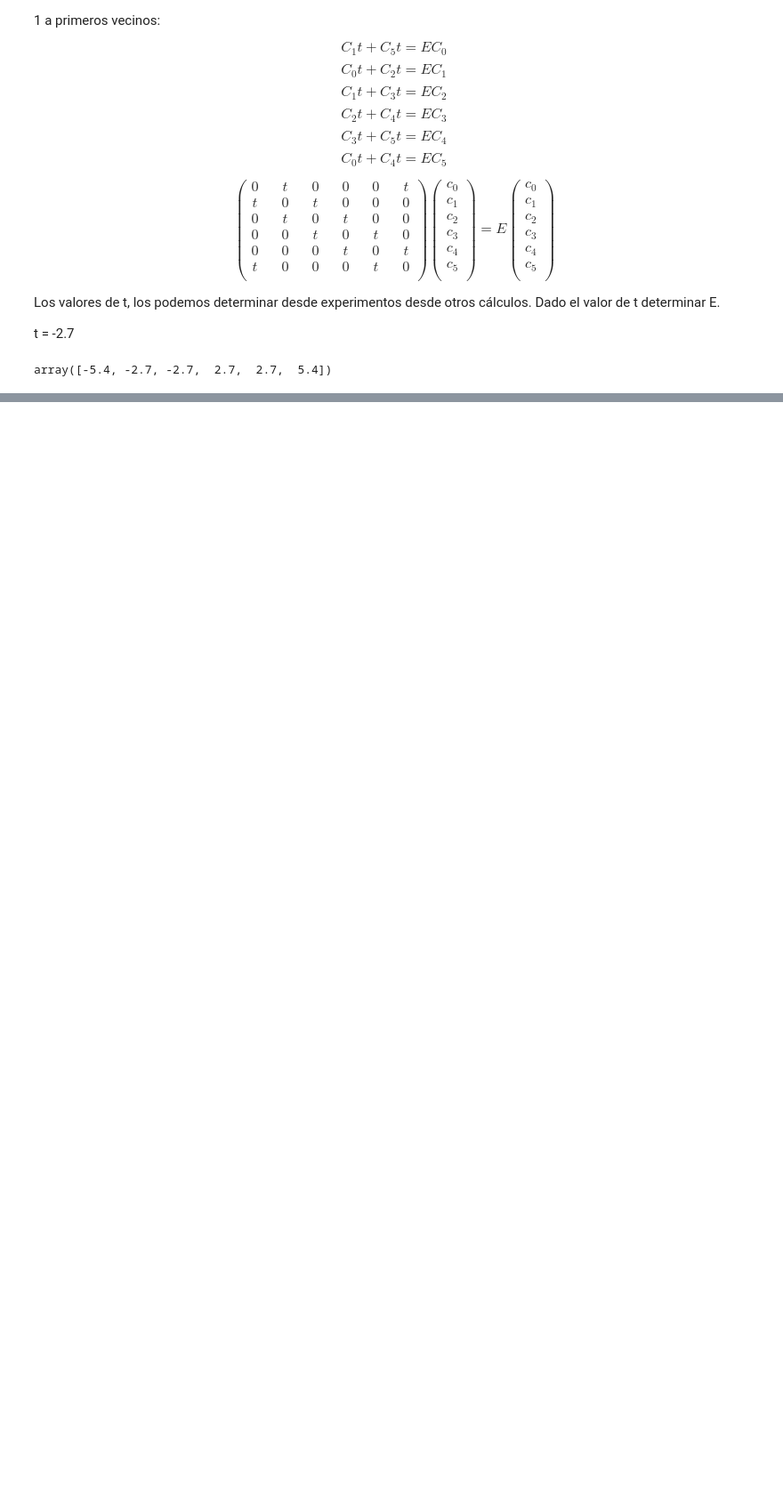
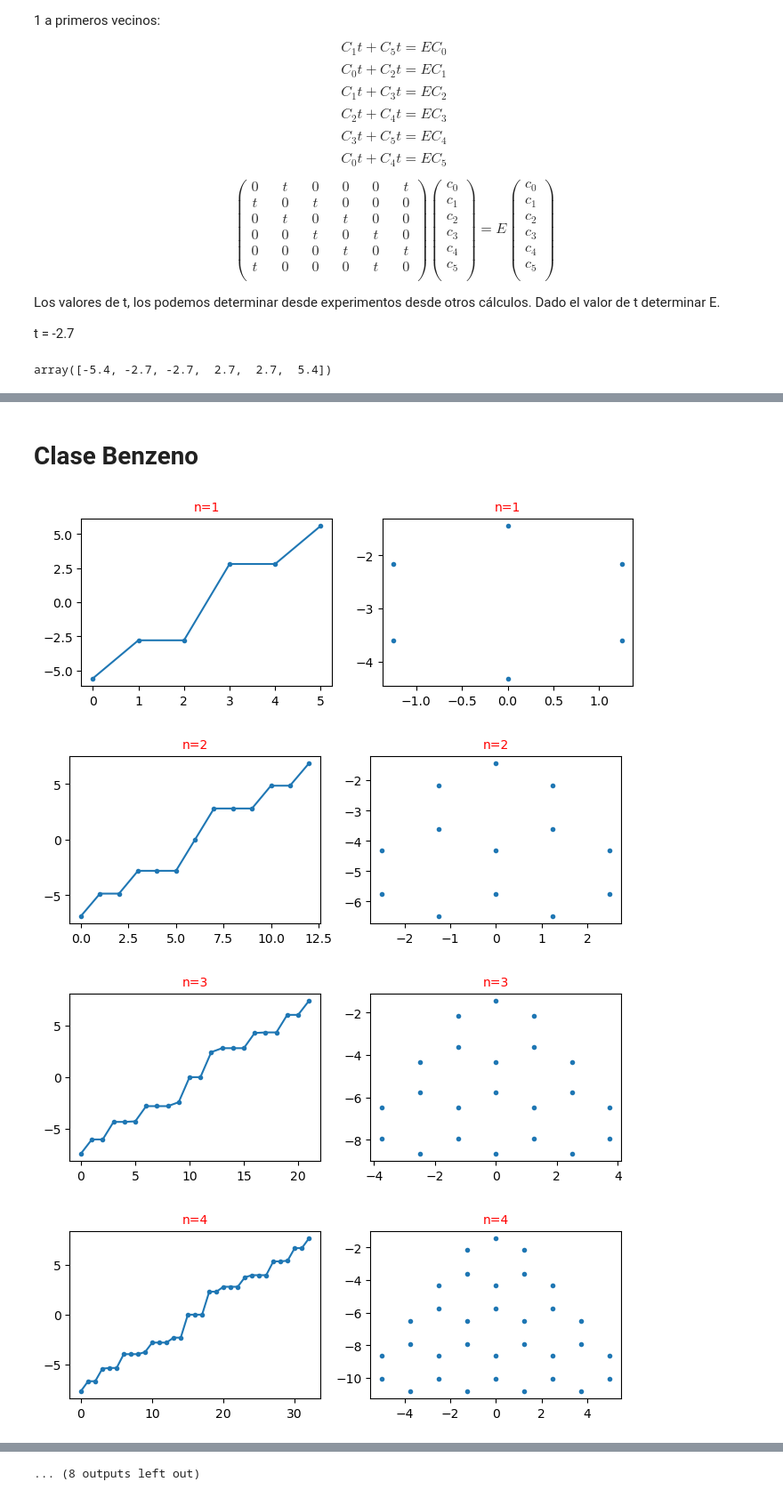
Before and after one commit to eilinlunam/Fisicoquimica-Computacional, a Jupyter notebook: Tarea_4_Enlace_fuerte.ipynb, the cells around one changed output, grey strips where cells are left out. Shown at 89% size. Saved outputs shown, nothing was run; the diff lists cells and outputs as text; code cells hidden in the pictures; blank space fills up the shorter version.

```diff
--- a/Tarea_4_Enlace_fuerte.ipynb
+++ b/Tarea_4_Enlace_fuerte.ipynb
@@ -108,0 +111,2 @@ plt.plot(Hs.x, Hs.y, 'o', c='blue', ms=25)
+# %% [markdown]
+# Clase Benzeno
@@ -108,0 +175,27 @@ plt.plot(Hs.x, Hs.y, 'o', c='blue', ms=25)
+# %%
+import matplotlib.pyplot as plt
+
+for i in range(1,21):
+    BENZENO = nodo(i).triangular(0,0)
+    x = BENZENO.x
+    y = BENZENO.y
+    coords = BENZENO.coords.T
+
+    t = -2.8
+    coords = BENZENO.coords
+    atom = np.ones(len(coords[0]))
+    T = getT(t, atom, coords.T)
+    E, eigvec = np.linalg.eigh(T)
+    E= np.sort(E)
+
+    fig,(ax1,ax2) = plt.subplots(figsize=(8,2.5), dpi=100, ncols=2)
+    ax1.set_title("n="+str(i), fontsize=10, color='r')
+    ax2.set_title("n="+str(i), fontsize=10, color='r')
+    ax1.plot(E, '.-')
+    ax2.plot(y,-x, '.')
+    plt.show()
+# %% [output]
+[figure, added]
+[figure, added]
+[figure, added]
+[figure, added]
@@ -108,0 +210 @@ plt.plot(Hs.x, Hs.y, 'o', c='blue', ms=25)
+... (8 outputs left out)
```
Also changed, not shown: parts of 6 cells of this notebook.
